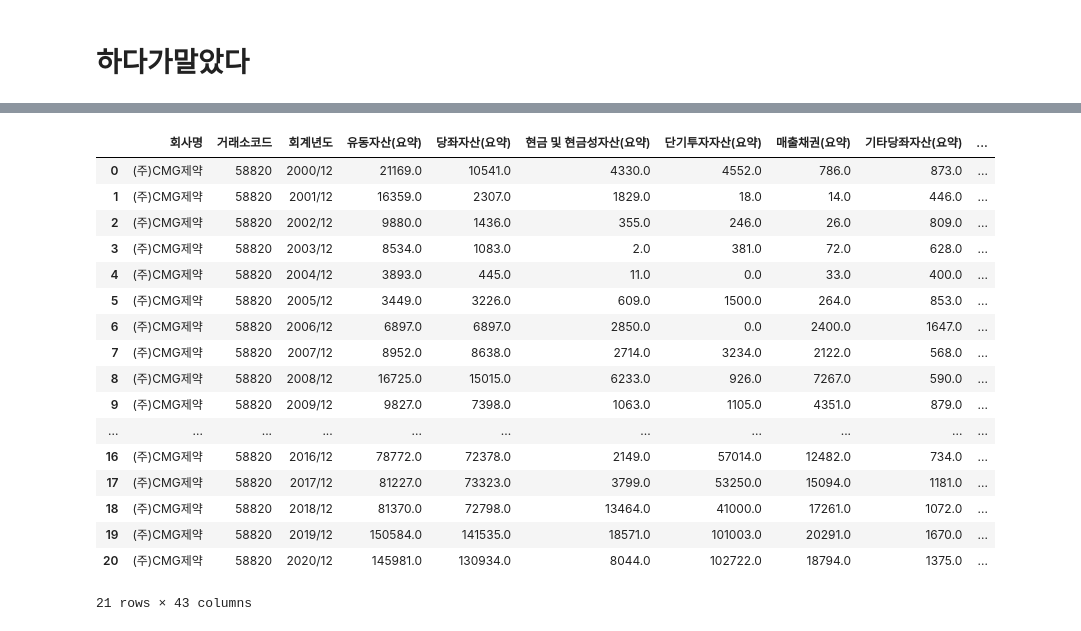
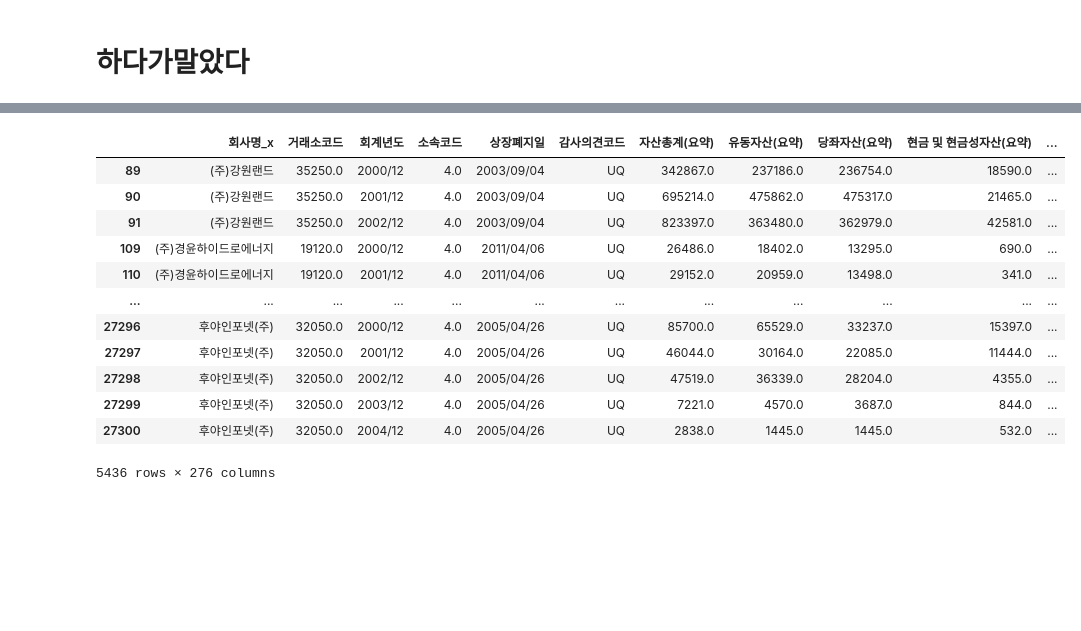
Before and after one commit to JxxHxxx/Ubion-CorporateBankruptcyAnalysis, a Jupyter notebook: Code/SH/prac.ipynb, the cells around one changed output, grey strips where cells are left out. Drawn from its saved outputs; the diff is of its cells as text; code cells hidden in the pictures; blank space fills up the shorter version.

```diff
--- a/Code/SH/prac.ipynb
+++ b/Code/SH/prac.ipynb
@@ -789,21 +583,0 @@ Name: 거래소코드, Length: 2058, dtype: int64
-# %%
-train[train['회사명']== '(주)CMG제약']
-# %% [output]
-|  | 회사명 | 거래소코드 | 회계년도 | 유동자산(요약) | 당좌자산(요약) | 현금 및 현금성자산(요약) | 단기투자자산(요약) | 매출채권(요약) | 기타당좌자산(요약) | ... |
-| 0 | (주)CMG제약 | 58820 | 2000/12 | 21169.0 | 10541.0 | 4330.0 | 4552.0 | 786.0 | 873.0 | ... |
-| 1 | (주)CMG제약 | 58820 | 2001/12 | 16359.0 | 2307.0 | 1829.0 | 18.0 | 14.0 | 446.0 | ... |
-| 2 | (주)CMG제약 | 58820 | 2002/12 | 9880.0 | 1436.0 | 355.0 | 246.0 | 26.0 | 809.0 | ... |
-| 3 | (주)CMG제약 | 58820 | 2003/12 | 8534.0 | 1083.0 | 2.0 | 381.0 | 72.0 | 628.0 | ... |
-| 4 | (주)CMG제약 | 58820 | 2004/12 | 3893.0 | 445.0 | 11.0 | 0.0 | 33.0 | 400.0 | ... |
-| 5 | (주)CMG제약 | 58820 | 2005/12 | 3449.0 | 3226.0 | 609.0 | 1500.0 | 264.0 | 853.0 | ... |
-| 6 | (주)CMG제약 | 58820 | 2006/12 | 6897.0 | 6897.0 | 2850.0 | 0.0 | 2400.0 | 1647.0 | ... |
-| 7 | (주)CMG제약 | 58820 | 2007/12 | 8952.0 | 8638.0 | 2714.0 | 3234.0 | 2122.0 | 568.0 | ... |
-| 8 | (주)CMG제약 | 58820 | 2008/12 | 16725.0 | 15015.0 | 6233.0 | 926.0 | 7267.0 | 590.0 | ... |
-| 9 | (주)CMG제약 | 58820 | 2009/12 | 9827.0 | 7398.0 | 1063.0 | 1105.0 | 4351.0 | 879.0 | ... |
-| ... | ... | ... | ... | ... | ... | ... | ... | ... | ... | ... |
-| 16 | (주)CMG제약 | 58820 | 2016/12 | 78772.0 | 72378.0 | 2149.0 | 57014.0 | 12482.0 | 734.0 | ... |
-| 17 | (주)CMG제약 | 58820 | 2017/12 | 81227.0 | 73323.0 | 3799.0 | 53250.0 | 15094.0 | 1181.0 | ... |
-| 18 | (주)CMG제약 | 58820 | 2018/12 | 81370.0 | 72798.0 | 13464.0 | 41000.0 | 17261.0 | 1072.0 | ... |
-| 19 | (주)CMG제약 | 58820 | 2019/12 | 150584.0 | 141535.0 | 18571.0 | 101003.0 | 20291.0 | 1670.0 | ... |
-| 20 | (주)CMG제약 | 58820 | 2020/12 | 145981.0 | 130934.0 | 8044.0 | 102722.0 | 18794.0 | 1375.0 | ... |
-21 rows × 43 columns
@@ -811,0 +584,16 @@ for
+# %%
+merged[merged['상장폐지일']!='임시']
+# %% [output]
+|  | 회사명_x | 거래소코드 | 회계년도 | 소속코드 | 상장폐지일 | 감사의견코드 | 자산총계(요약) | 유동자산(요약) | 당좌자산(요약) | 현금 및 현금성자산(요약) | ... |
+| 89 | (주)강원랜드 | 35250.0 | 2000/12 | 4.0 | 2003/09/04 | UQ | 342867.0 | 237186.0 | 236754.0 | 18590.0 | ... |
+| 90 | (주)강원랜드 | 35250.0 | 2001/12 | 4.0 | 2003/09/04 | UQ | 695214.0 | 475862.0 | 475317.0 | 21465.0 | ... |
+| 91 | (주)강원랜드 | 35250.0 | 2002/12 | 4.0 | 2003/09/04 | UQ | 823397.0 | 363480.0 | 362979.0 | 42581.0 | ... |
+| 109 | (주)경윤하이드로에너지 | 19120.0 | 2000/12 | 4.0 | 2011/04/06 | UQ | 26486.0 | 18402.0 | 13295.0 | 690.0 | ... |
+| 110 | (주)경윤하이드로에너지 | 19120.0 | 2001/12 | 4.0 | 2011/04/06 | UQ | 29152.0 | 20959.0 | 13498.0 | 341.0 | ... |
+| ... | ... | ... | ... | ... | ... | ... | ... | ... | ... | ... | ... |
+| 27296 | 후야인포넷(주) | 32050.0 | 2000/12 | 4.0 | 2005/04/26 | UQ | 85700.0 | 65529.0 | 33237.0 | 15397.0 | ... |
+| 27297 | 후야인포넷(주) | 32050.0 | 2001/12 | 4.0 | 2005/04/26 | UQ | 46044.0 | 30164.0 | 22085.0 | 11444.0 | ... |
+| 27298 | 후야인포넷(주) | 32050.0 | 2002/12 | 4.0 | 2005/04/26 | UQ | 47519.0 | 36339.0 | 28204.0 | 4355.0 | ... |
+| 27299 | 후야인포넷(주) | 32050.0 | 2003/12 | 4.0 | 2005/04/26 | UQ | 7221.0 | 4570.0 | 3687.0 | 844.0 | ... |
+| 27300 | 후야인포넷(주) | 32050.0 | 2004/12 | 4.0 | 2005/04/26 | UQ | 2838.0 | 1445.0 | 1445.0 | 532.0 | ... |
+5436 rows × 276 columns
```
Also changed, not shown: parts of 44 cells of this notebook, 1 other file.
